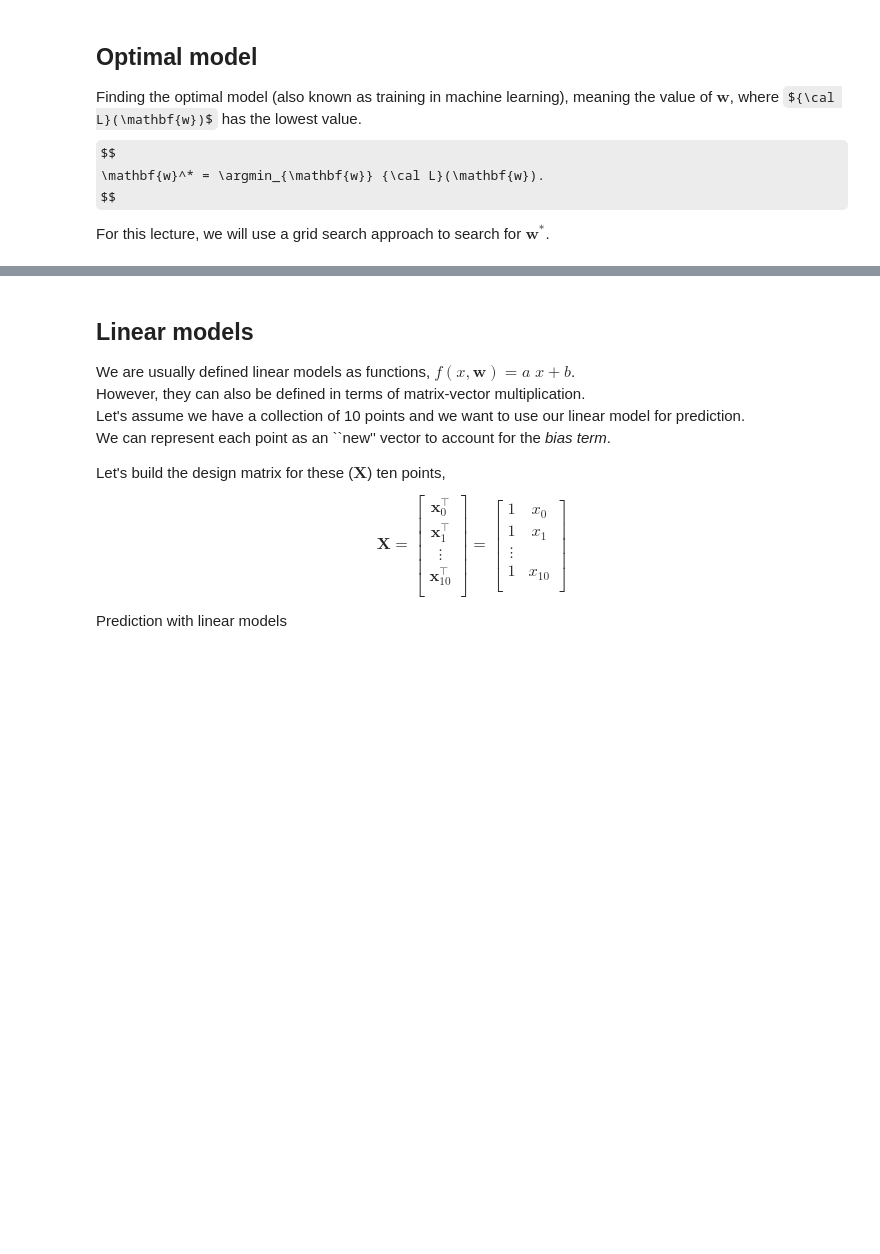
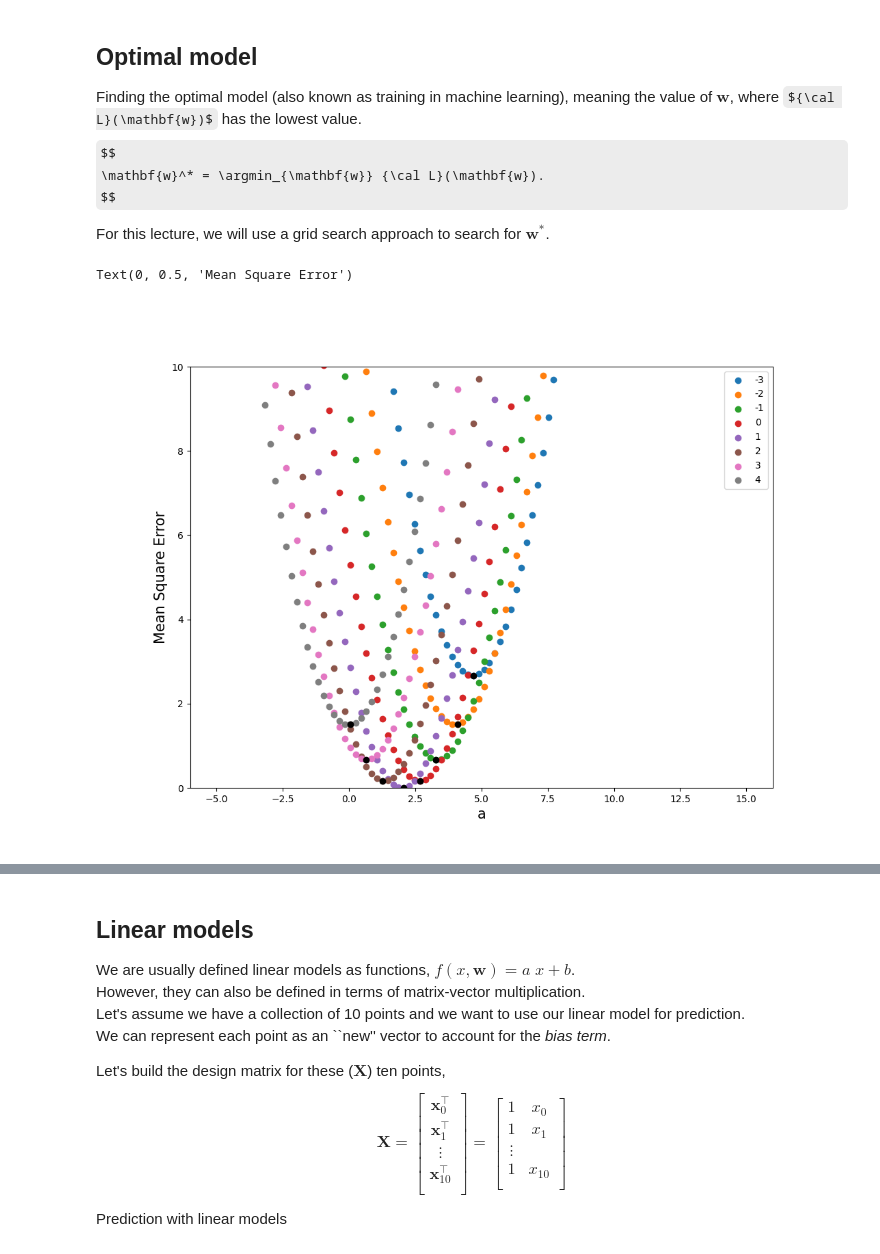
Before and after one commit to ChemAI-Lab/Math4Chem, a Jupyter notebook: website/Lecture_Notes/Coding/linear_regression_class.ipynb, the cells around one changed output, grey strips where cells are left out. Cells and saved outputs as stored; diff of their text form; code cells hidden in the pictures; some formulas as TeX source; blank space fills up the shorter version.

```diff
--- a/website/Lecture_Notes/Coding/linear_regression_class.ipynb
+++ b/website/Lecture_Notes/Coding/linear_regression_class.ipynb
@@ -125,21 +135,24 @@ def linear_model_total_error(a, b, x,y):
     return 0.5 * np.mean(error_sqr)
 # %%
 a_grid = np.linspace(-5,15,100)
-b_grid = np.arange(-3,4,1)
+b_grid = np.arange(-3,5,1)
 
 plt.figure(figsize=(11,8))
 for bi in b_grid:
     total_errors = [linear_model_total_error(a, bi, x, y) for a in a_grid]
     total_errors = np.asanyarray(total_errors)
     i0 = np.argmin(total_errors)
     a_best = a_grid[i0]
-    plt.plot(a_grid, total_errors,label=bi)
+    plt.scatter(a_grid, total_errors,label=bi)
     plt.scatter(a_best,total_errors[i0],color='k',zorder=2.5)
 
 plt.legend()
-# plt.ylim(0,10)
+plt.ylim(0,10)
 plt.xlabel('a',fontsize=15)
 plt.ylabel('Mean Square Error', fontsize=15)
+# %% [output]
+Text(0, 0.5, 'Mean Square Error')
+[figure, added]
 # %%
 a_grid = np.linspace(-1, 3, 100)
 b_grid = np.linspace(-1, 3,  100)
```
Also changed, not shown: parts of 6 cells of this notebook.
